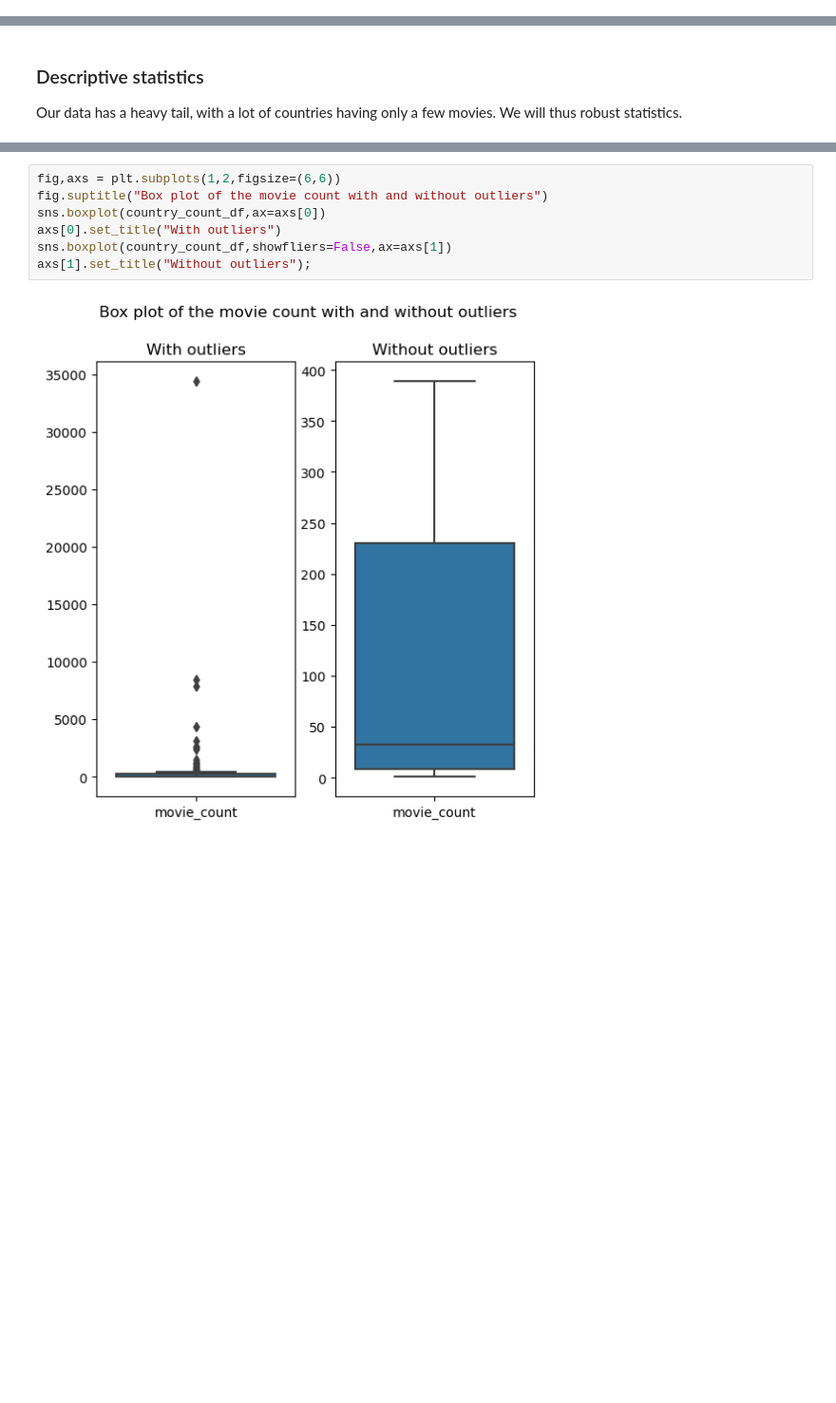
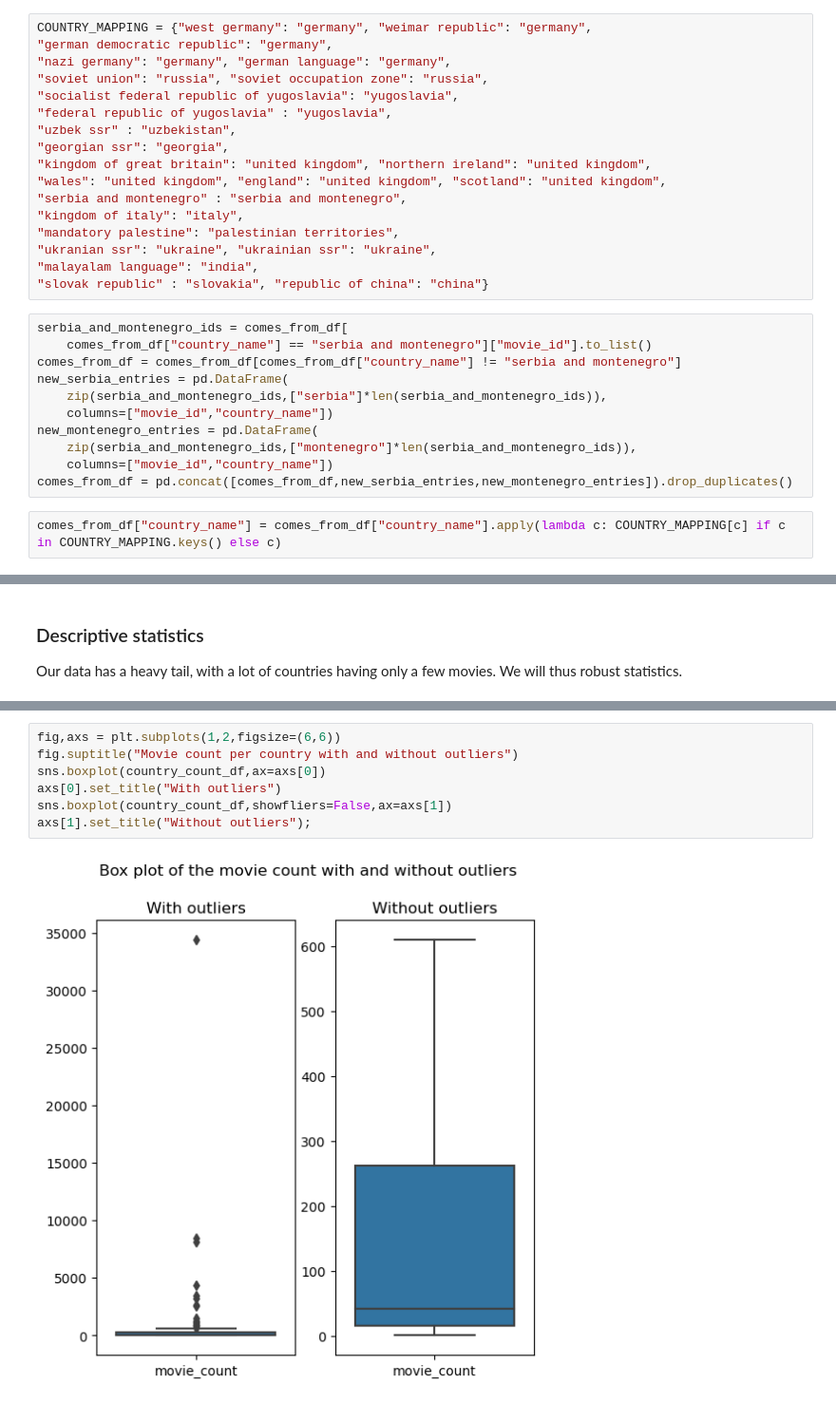
Before and after one commit to epfl-ada/ada-2022-project-zozoz, a Jupyter notebook: src/eda/data_inspection.ipynb, the cells around one changed output, grey strips where cells are left out. Shown at 95% size. Drawn from its saved outputs; the diff is of its cells as text; blank space fills up the shorter version.

```diff
--- a/src/eda/data_inspection.ipynb
+++ b/src/eda/data_inspection.ipynb
@@ -32,3 +36,33 @@ Movie Distribution Among Countries
+# %%
+COUNTRY_MAPPING = {"west germany": "germany", "weimar republic": "germany",
+"german democratic republic": "germany",
+"nazi germany": "germany", "german language": "germany",
+"soviet union": "russia", "soviet occupation zone": "russia",
+"socialist federal republic of yugoslavia": "yugoslavia",
+"federal republic of yugoslavia" : "yugoslavia",
+"uzbek ssr" : "uzbekistan",
+"georgian ssr": "georgia",
+"kingdom of great britain": "united kingdom", "northern ireland": "united kingdom",
+"wales": "united kingdom", "england": "united kingdom", "scotland": "united kingdom",
+"serbia and montenegro" : "serbia and montenegro",
+"kingdom of italy": "italy",
+"mandatory palestine": "palestinian territories",
+"ukranian ssr": "ukraine", "ukrainian ssr": "ukraine",
+"malayalam language": "india",
+"slovak republic" : "slovakia", "republic of china": "china"}
+# %%
+serbia_and_montenegro_ids = comes_from_df[
+    comes_from_df["country_name"] == "serbia and montenegro"]["movie_id"].to_list()
+comes_from_df = comes_from_df[comes_from_df["country_name"] != "serbia and montenegro"]
+new_serbia_entries = pd.DataFrame(
+    zip(serbia_and_montenegro_ids,["serbia"]*len(serbia_and_montenegro_ids)),
+    columns=["movie_id","country_name"])
+new_montenegro_entries = pd.DataFrame(
+    zip(serbia_and_montenegro_ids,["montenegro"]*len(serbia_and_montenegro_ids)),
+    columns=["movie_id","country_name"])
+comes_from_df = pd.concat([comes_from_df,new_serbia_entries,new_montenegro_entries]).drop_duplicates()
+# %%
+comes_from_df["country_name"] = comes_from_df["country_name"].apply(lambda c: COUNTRY_MAPPING[c] if c in COUNTRY_MAPPING.keys() else c)
 # %% [markdown]
 #### Bar Plot
 # %%
@@ -153,11 +172,11 @@ The median number of movies per country is 32.5.
 # %%
 fig,axs = plt.subplots(1,2,figsize=(6,6))
-fig.suptitle("Box plot of the movie count with and without outliers")
+fig.suptitle("Movie count per country with and without outliers")
 sns.boxplot(country_count_df,ax=axs[0])
 axs[0].set_title("With outliers")
 sns.boxplot(country_count_df,showfliers=False,ax=axs[1])
 axs[1].set_title("Without outliers");
 # %% [output]
-[figure, old version]
+[figure, new version]
 # %% [markdown]
 ## Languages
```
Also changed, not shown: parts of 18 cells of this notebook.
